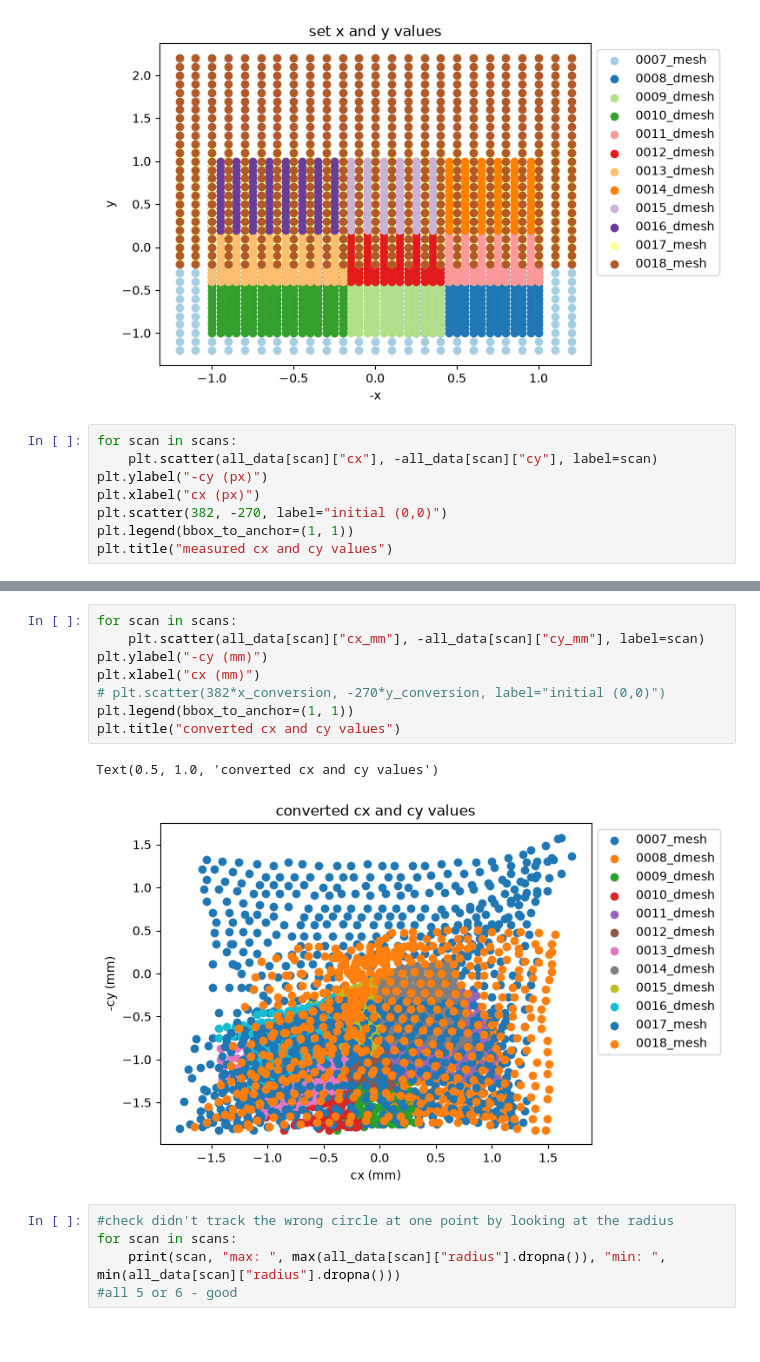
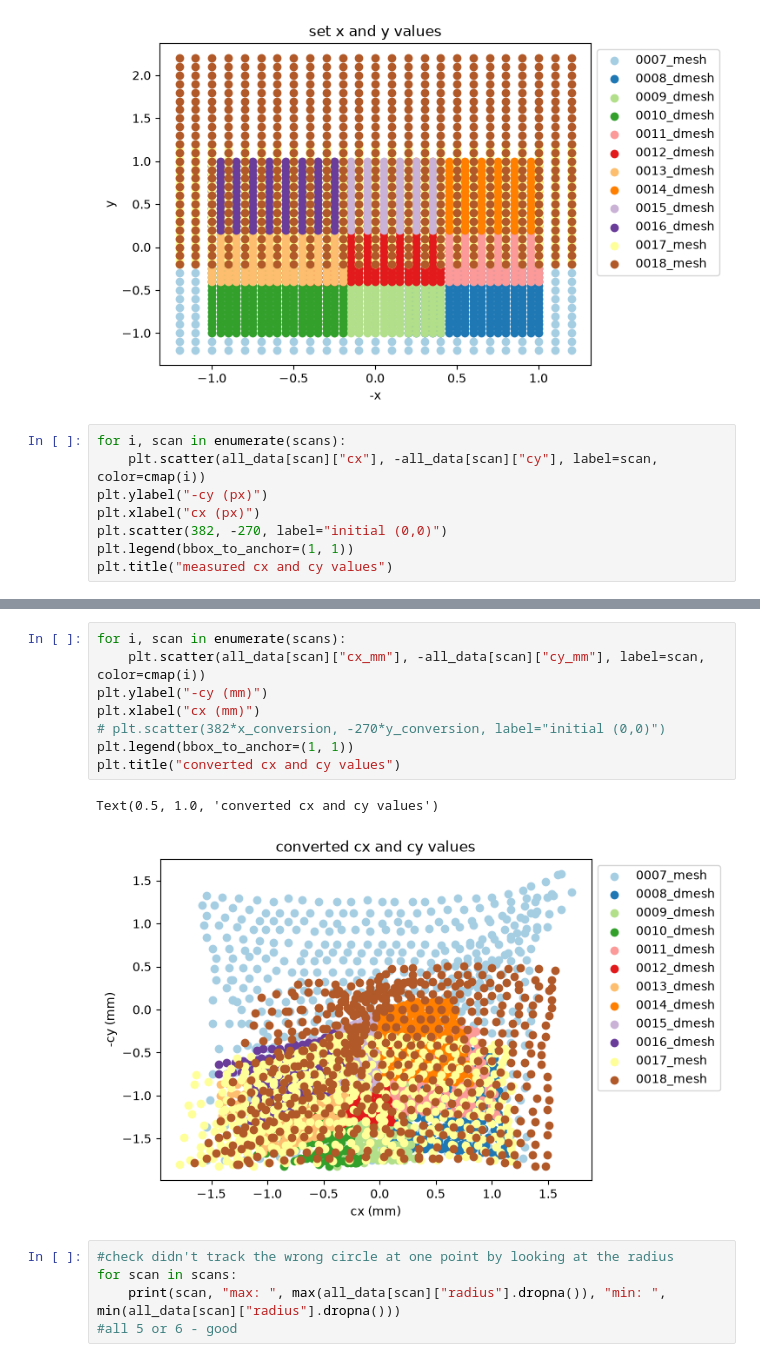
Before and after one commit to Abigail-Yates/DeltabotProject, a Jupyter notebook: TensorFlow/Trials/9Oct.ipynb, the cells around one changed output, grey strips where cells are left out. Drawn from its saved outputs; the diff is of its cells as text.

```diff
--- a/TensorFlow/Trials/9Oct.ipynb
+++ b/TensorFlow/Trials/9Oct.ipynb
@@ -110,8 +110,8 @@ plt.title("set x and y values")
 Text(0.5, 1.0, 'set x and y values')
 [figure]
 # %%
-for scan in scans:
-    plt.scatter(all_data[scan]["cx"], -all_data[scan]["cy"], label=scan)
+for i, scan in enumerate(scans):
+    plt.scatter(all_data[scan]["cx"], -all_data[scan]["cy"], label=scan, color=cmap(i))
 plt.ylabel("-cy (px)")
 plt.xlabel("cx (px)")
 plt.scatter(382, -270, label="initial (0,0)")
@@ -123,14 +123,14 @@ Text(0.5, 1.0, 'measured cx and cy values')
 # %%
-for scan in scans:
-    plt.scatter(all_data[scan]["cx_mm"], -all_data[scan]["cy_mm"], label=scan)
+for i, scan in enumerate(scans):
+    plt.scatter(all_data[scan]["cx_mm"], -all_data[scan]["cy_mm"], label=scan, color=cmap(i))
 plt.ylabel("-cy (mm)")
 plt.xlabel("cx (mm)")
 # plt.scatter(382*x_conversion, -270*y_conversion, label="initial (0,0)")
 plt.legend(bbox_to_anchor=(1, 1))
 plt.title("converted cx and cy values")
 # %% [output]
 Text(0.5, 1.0, 'converted cx and cy values')
-[figure, old version]
+[figure, new version]
 # %%
 #check didn't track the wrong circle at one point by looking at the radius
 for scan in scans:
```
Also changed, not shown: parts of 3 cells of this notebook, 5 other files.
